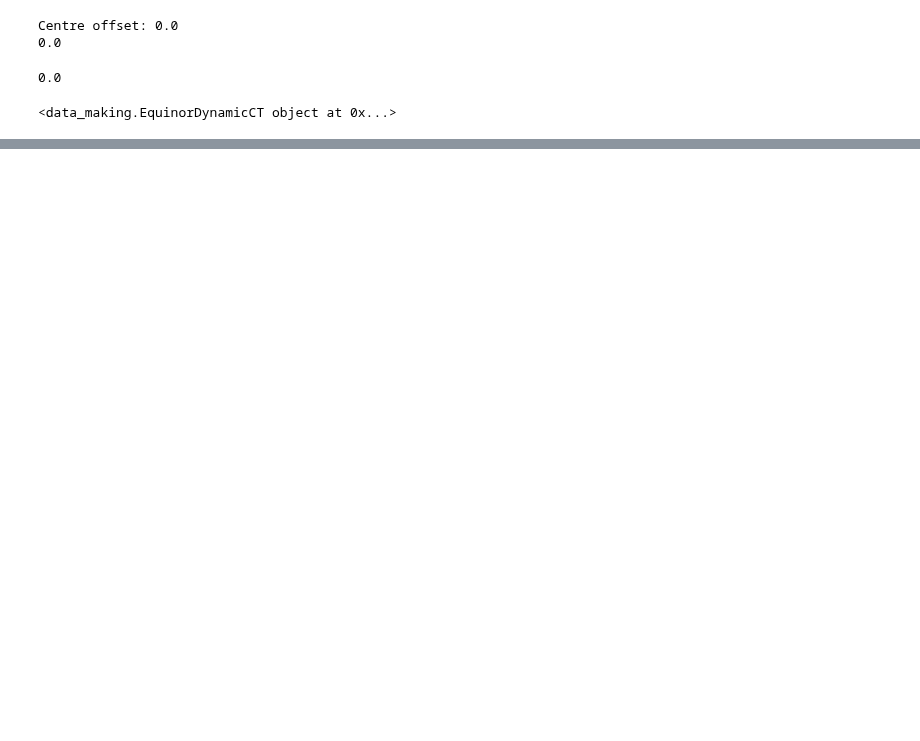
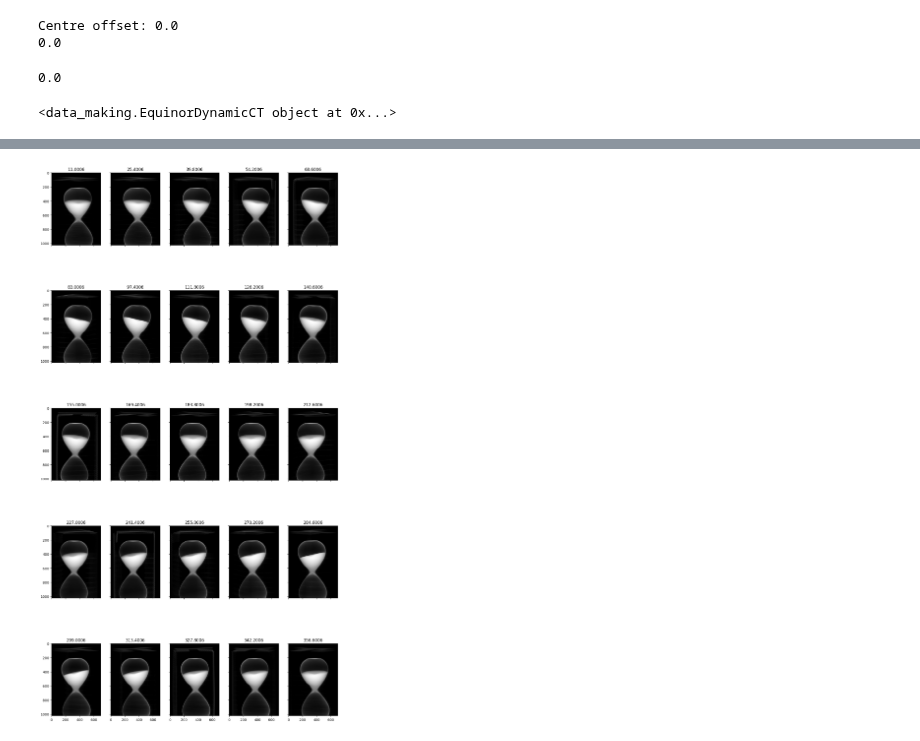
Before and after one commit to RubenDragland/4D_CT, a Jupyter notebook: CT/process_n_reconstruct.ipynb, the cells around one changed output, grey strips where cells are left out. Cells and saved outputs as stored; diff of their text form; code cells hidden in the pictures; blank space fills up the shorter version.

```diff
--- a/CT/process_n_reconstruct.ipynb
+++ b/CT/process_n_reconstruct.ipynb
@@ -88,0 +107,11 @@ plt.show()
+# %%
+fig, ax = plt.subplots(5,5, figsize=(15,30), sharex=True, sharey=True)
+ax = ax.reshape(-1)
+
+for i, axi in enumerate(ax):
+    axi.imshow(projs[2][i], cmap="gray")
+    axi.set_title(angles[2][i])
+
+plt.show()
+# %% [output]
+[figure, added]
```
Also changed, not shown: parts of 8 cells of this notebook, 11 other files.
